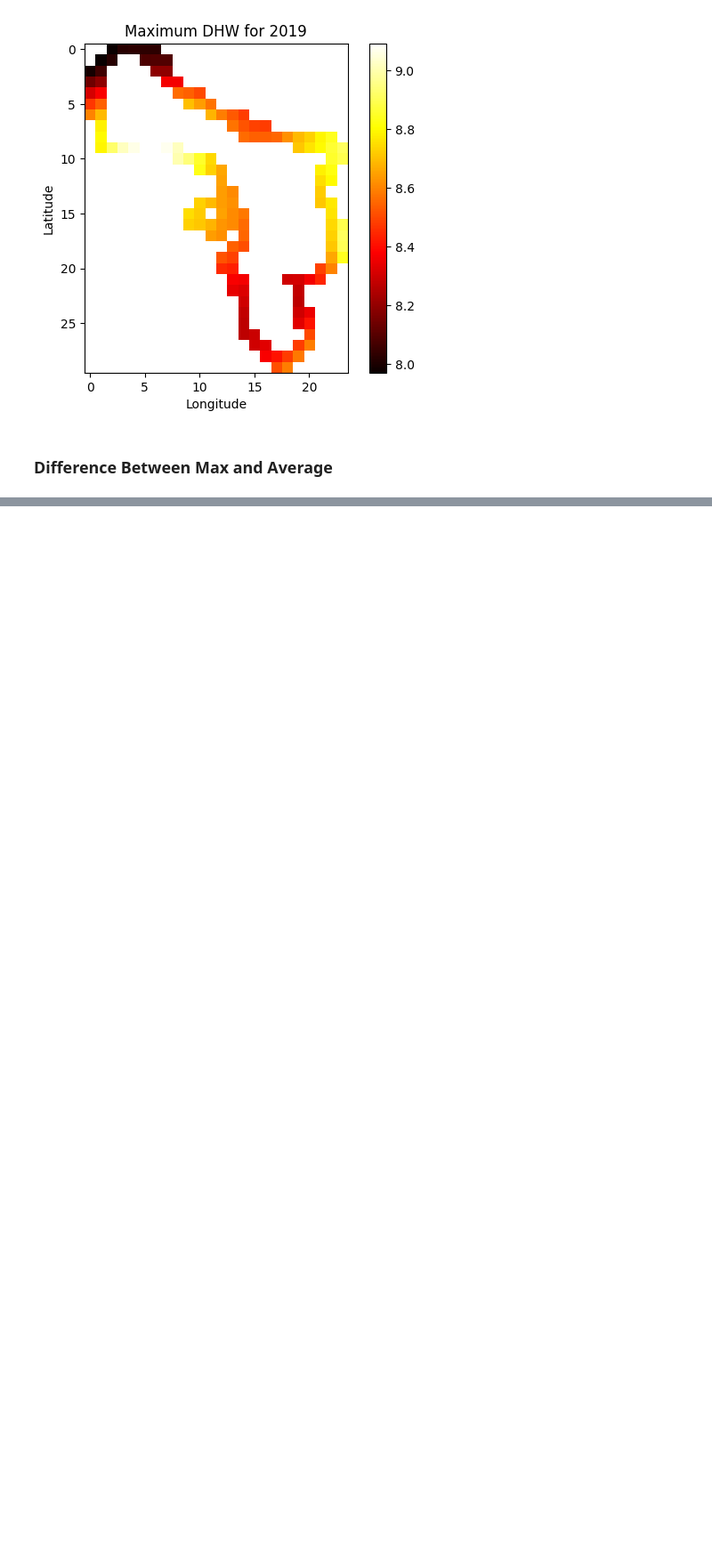
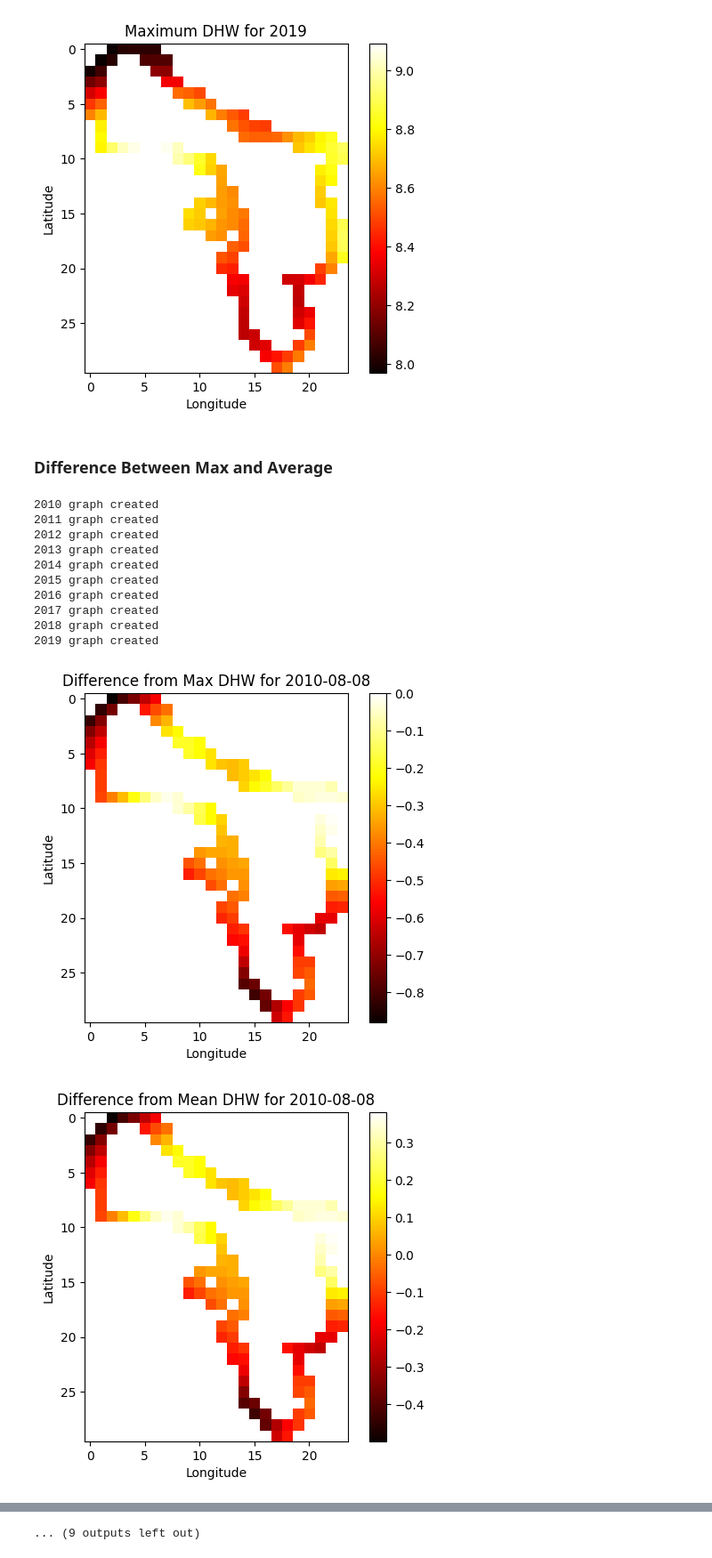
Before and after one commit to brendondgr/BMNP, a Jupyter notebook: notebooks_specific/save_plots.ipynb, the cells around one changed output, grey strips where cells are left out. Shown at 89% size. Drawn from its saved outputs; the diff is of its cells as text; code cells hidden in the pictures; blank space fills up the shorter version.

Commit message:
Updated the mean and max difference plots

```diff
--- a/notebooks_specific/save_plots.ipynb
+++ b/notebooks_specific/save_plots.ipynb
@@ -645,31 +645,71 @@ for year in years:
     # Based on value, use datetime to find the date, assuming it starts on January 1st.
     date = dt.datetime(int(year), 1, 1) + dt.timedelta(days=int(index[0]))
 
     # Make value date only no time.
     date = date.strftime('%Y-%m-%d')
 
     # Load this entire day, should be a 2d array found at index[0]
     day = yearly_data[index[0]]
 
     # Convert 0 values to nan
     day[day == 0] = np.nan
 
     # Subtract the value from the day.
     day_difference = day - value
 
     # Convert
 
     # Create a figure and axis, with cmap of 'hot'
     fig, ax = plt.subplots()
     cax = ax.imshow(day_difference, cmap='hot', interpolation='nearest')
 
     # Set the title and labels
     ax.set_title(f'Difference from Max DHW for {date}')
     ax.set_xlabel('Longitude')
     ax.set_ylabel('Latitude')
 
     # Add a colorbar
     fig.colorbar(cax)
 
     if save_max_annual_diff:
-        plt.savefig(f'./Difference Plots/{date}_max_dhw_diff.png')
+        plt.savefig(f'./Difference Plots/Max/{date}_max_dhw_diff.png')
+
+    # Now we have to do Mean
+    # Find the mean of the day
+    day = yearly_data[index[0]]
+    day[day == 0] = np.nan
+    day_mean = np.nanmean(day)
+    #print(day_mean)
+
+    # Subtract the mean from the day
+    day_difference_mean = day - day_mean
+
+    # Create a figure and axis, with cmap of 'hot'
+    fig, ax = plt.subplots()
+    cax = ax.imshow(day_difference_mean, cmap='hot', interpolation='nearest')
+
+    # Set the title and labels
+    ax.set_title(f'Difference from Mean DHW for {date}')
+    ax.set_xlabel('Longitude')
+    ax.set_ylabel('Latitude')
+
+    # Add a colorbar
+    fig.colorbar(cax)
+
+    if save_max_annual_diff:
+        plt.savefig(f'./Difference Plots/Mean/{date}_mean_dhw_diff.png')
+
+    print(f'{year} graph created')
+# %% [output]
+2010 graph created
+2011 graph created
+2012 graph created
+2013 graph created
+2014 graph created
+2015 graph created
+2016 graph created
+2017 graph created
+2018 graph created
+2019 graph created
+[figure, added]
+[figure, added]
@@ -675,0 +725 @@ for year in years:
+... (9 outputs left out)
```
Also changed, not shown: parts of 1 cell of this notebook, 20 other files.
